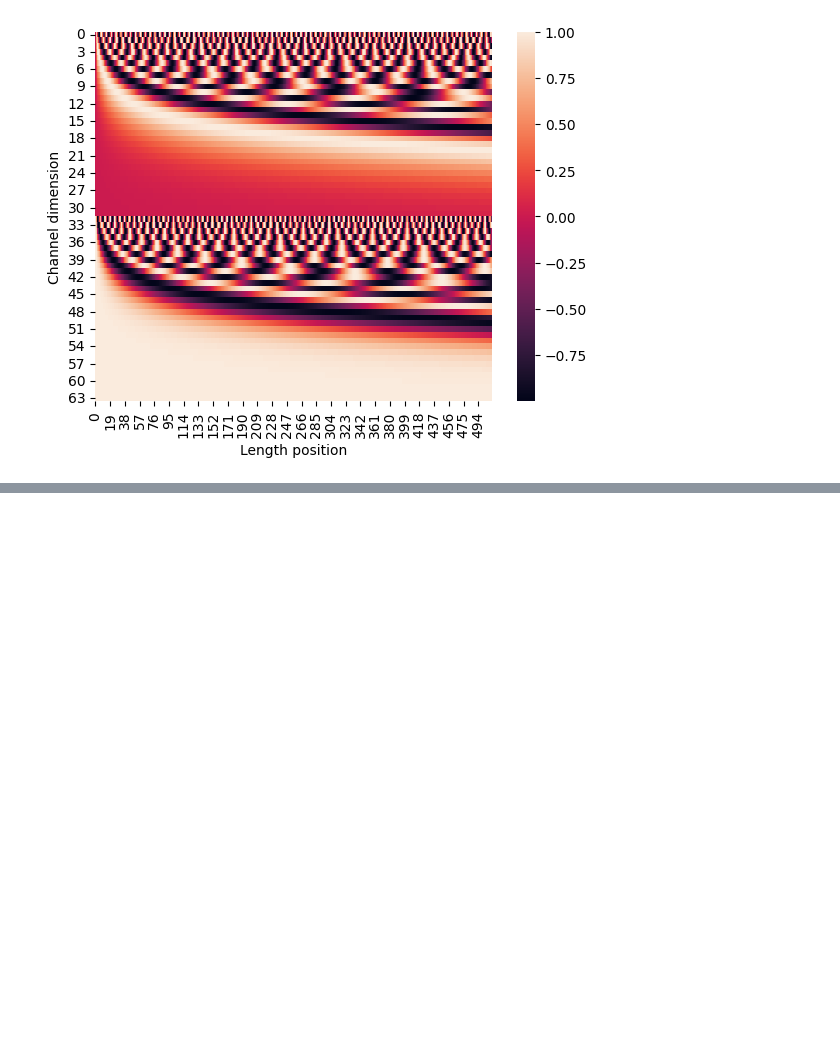
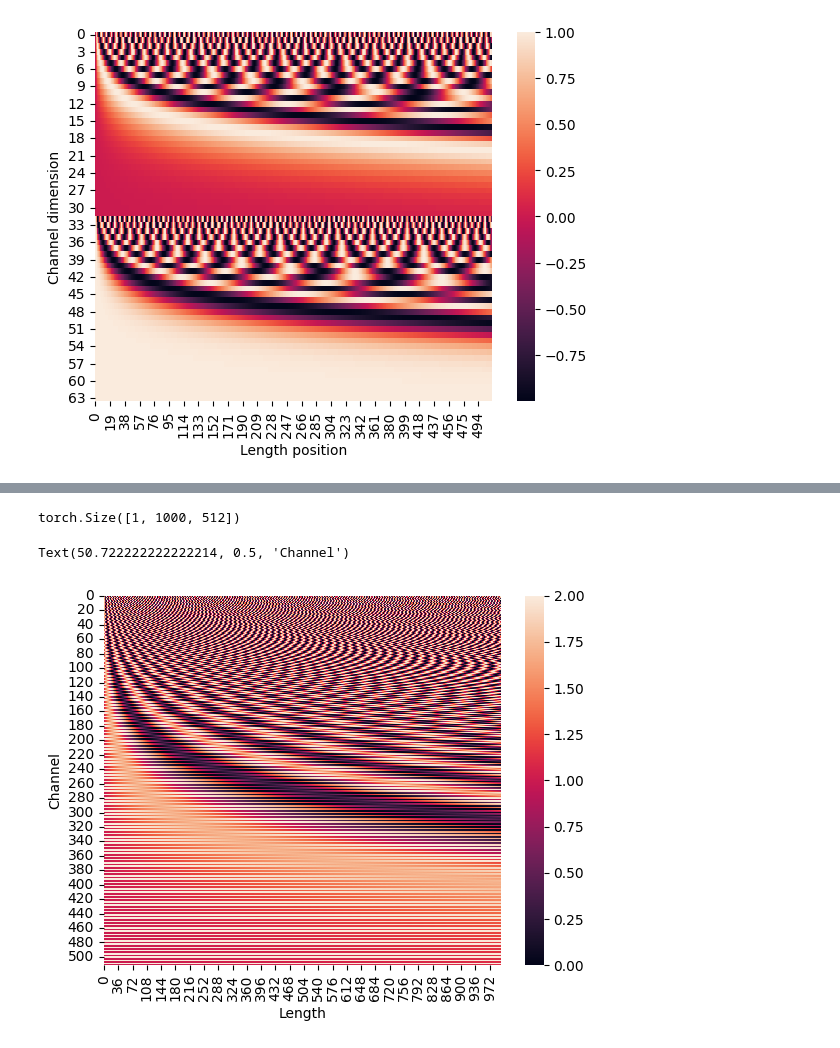
Before and after one commit to amyxlu/plaid-dev-distributed, a Jupyter notebook: notebooks/56_explore_embedders.ipynb, the cells around one changed output, grey strips where cells are left out. Drawn from its saved outputs; the diff is of its cells as text; code cells hidden in the pictures; blank space fills up the shorter version.

Commit message:
update sinusoidal positional embedders

```diff
--- a/notebooks/56_explore_embedders.ipynb
+++ b/notebooks/56_explore_embedders.ipynb
@@ -41,0 +55,47 @@ Text(50.722222222222214, 0.5, 'Channel dimension')
+# %%
+from torch import nn
+import math
+
+
+class SinePositionalEmbedding(nn.Module):
+    def __init__(self, dim_model: int, *args, **kwargs):
+        super().__init__()
+        self.dim_model = dim_model
+
+    def forward(self, x: torch.Tensor) -> torch.Tensor:
+        seq_len = x.shape[1]
+        pos = (
+            torch.arange(0, seq_len, device=x.device, dtype=torch.float32)
+            .unsqueeze(1)
+            .repeat(1, self.dim_model)
+        )
+        dim = (
+            torch.arange(0, self.dim_model, device=x.device, dtype=torch.float32)
+            .unsqueeze(0)
+            .repeat(seq_len, 1)
+        )
+        div = torch.exp(-math.log(10000) * (2 * (dim // 2) / self.dim_model))
+        pos *= div
+        pos[:, 0::2] = torch.sin(pos[:, 0::2])
+        pos[:, 1::2] = torch.cos(pos[:, 1::2])
+
+        output = x.unsqueeze(-1) if x.ndim == 2 else x
+
+        return output + pos.unsqueeze(0)
+# %%
+pe = SinePositionalEmbedding(512)
+# %%
+x = torch.ones((1, 1000, 512))
+# %%
+pe_emb = pe(x)
+# %%
+pe_emb.shape
+# %% [output]
+torch.Size([1, 1000, 512])
+# %%
+sns.heatmap(pe_emb.squeeze().T)
+plt.xlabel("Length")
+plt.ylabel("Channel")
+# %% [output]
+Text(50.722222222222214, 0.5, 'Channel')
+[figure, added]
```
Also changed, not shown: parts of 7 cells of this notebook, 2 other files.
